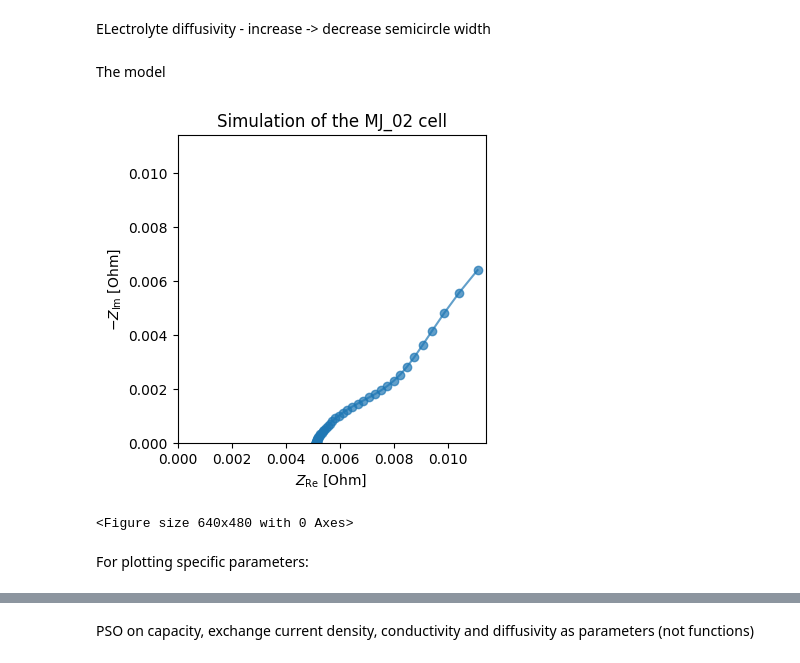
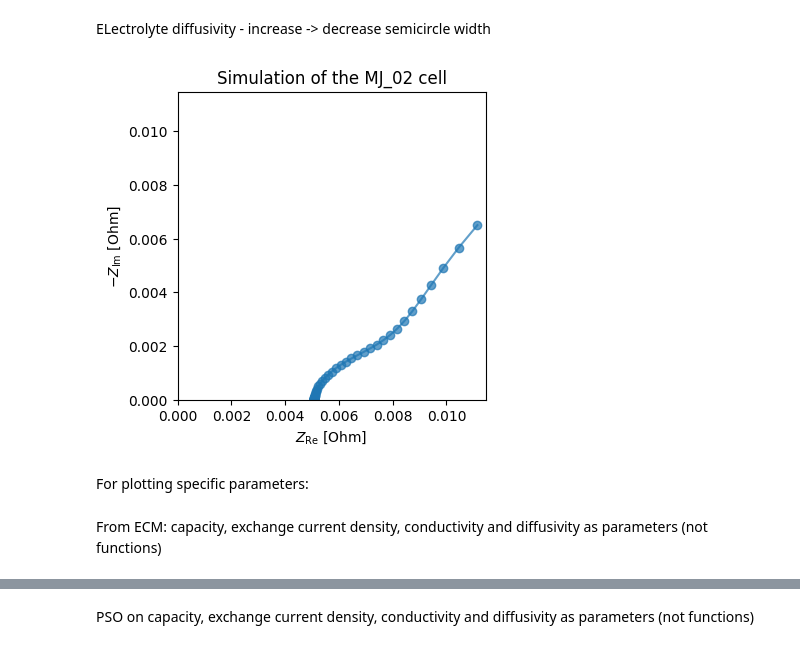
Before and after one commit to samaard2001/EIS-code, a Jupyter notebook: Code/EIS_final_code.ipynb, the cells around one changed output, grey strips where cells are left out. Drawn from its saved outputs; the diff is of its cells as text; code cells hidden in the pictures.

```diff
--- a/Code/EIS_final_code.ipynb
+++ b/Code/EIS_final_code.ipynb
@@ -252,31 +373,27 @@ params.update(
     check_already_exists=False,
 
 )
-# %% [markdown]
-The model
 # %%
-model = pybamm.lithium_ion.DFN()
+model = pybamm.lithium_ion.DFN(options={"surface form": "differential"})
 #options={"surface form": "differential"}
 
 # Create simulation
-eis_sim = pybammeis.EISSimulation(model, parameter_values=params)
+eis_sim_func = pybammeis.EISSimulation(model, parameter_values=params)
 
-sim_f = eis_sim.solve(frequencies, method = "prebicgstab")
+sim_f_func = eis_sim_func.solve(frequencies, method = "prebicgstab")
 
 # Plotting the simulation (from frequency domain)
 fig, ax = plt.subplots(figsize=(4, 4))
-pybammeis.nyquist_plot(sim_f, ax=ax, linestyle="-", label=f"Simulation", alpha=0.7
+pybammeis.nyquist_plot(sim_f_func, ax=ax, linestyle="-", label=f"Simulation by functions", alpha=0.7
     )
 #ax.set_xlim(0.0475, 0.0550)
 #ax.set_ylim(0, 0.008)
 
 #plt.legend()
 plt.title('Simulation of the MJ_02 cell')
 plt.show()
-plt.clf()
 # %% [output]
-[figure, old version]
+[figure, new version]
-<Figure size 640x480 with 0 Axes>
 # %% [markdown]
 For plotting specific parameters:
 # %%
@@ -286,3 +403,5 @@ For plotting specific parameters:
 #sim.solve(t_eval = t_eval)
 #print(sim.solution['Positive electrode exchange current density [A.m-2]'].entries)
 #sim.plot(['Positive electrode exchange current density [A.m-2]'])
+# %% [markdown]
+From ECM: capacity, exchange current density, conductivity and diffusivity as parameters (not functions)
```
Also changed, not shown: parts of 18 cells of this notebook, 3 other files.
